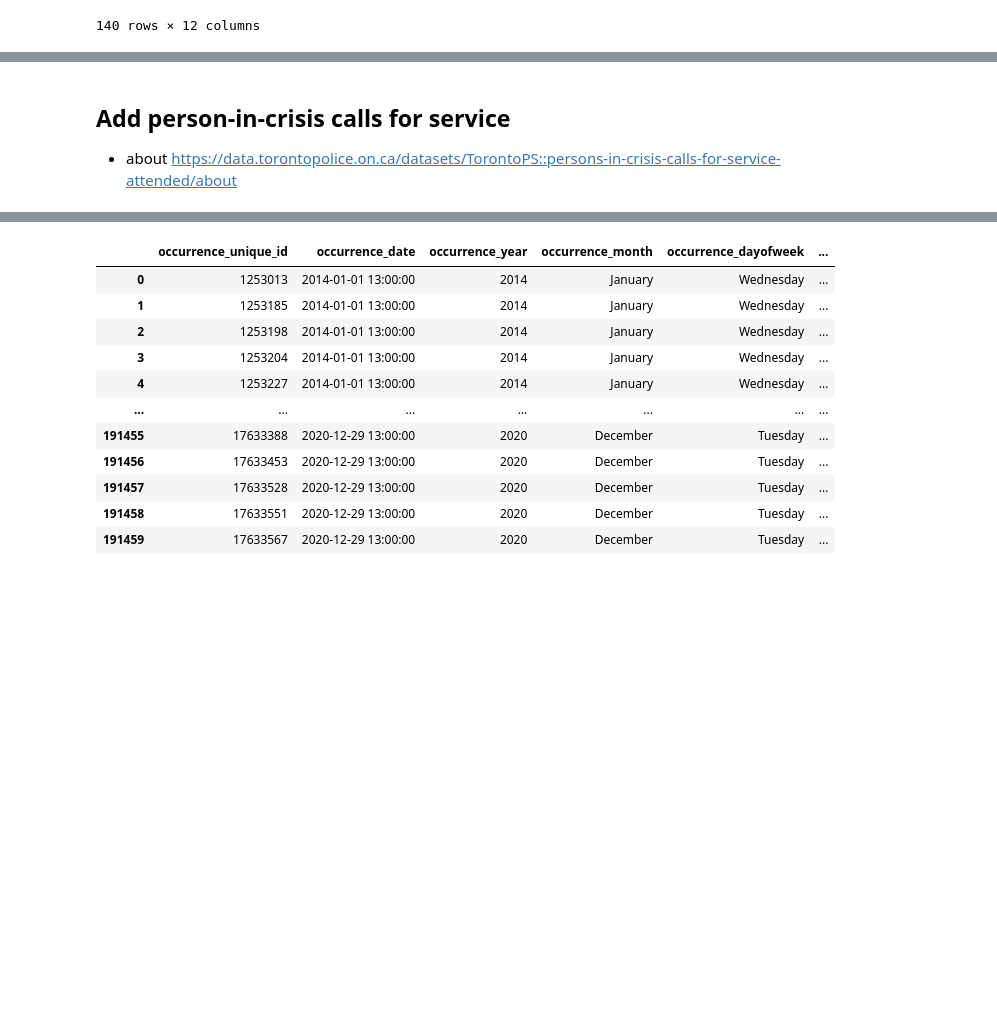
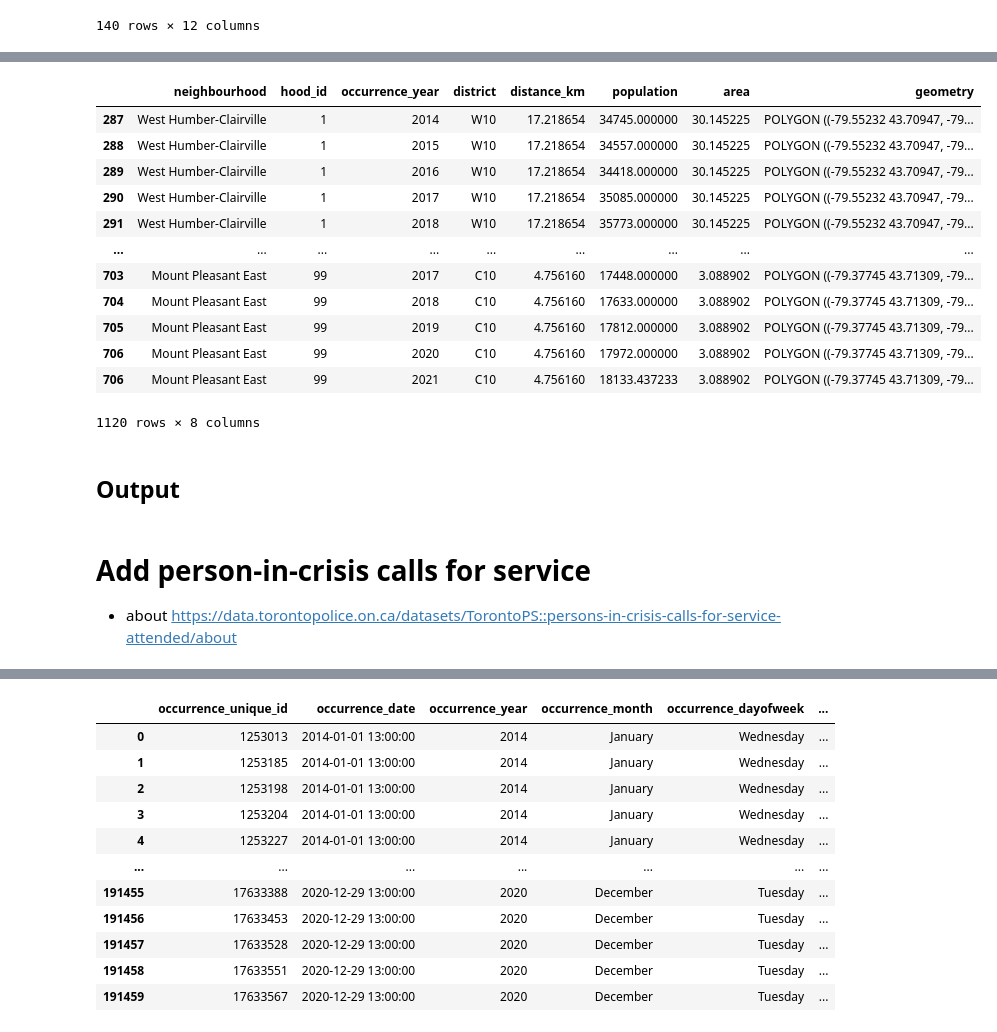
Before and after one commit to WillKWL/Project-TorontoApartment, a Jupyter notebook: source/1b- load neighbourhood boundaries.ipynb, the cells around one changed output, grey strips where cells are left out. Cells and saved outputs as stored; diff of their text form; code cells hidden in the pictures; blank space fills up the shorter version.

```diff
--- a/source/1b- load neighbourhood boundaries.ipynb
+++ b/source/1b- load neighbourhood boundaries.ipynb
@@ -514,0 +558,19 @@ neighbourhoods_output
+# %%
+neighbourhoods_final = pd.concat([neighbourhoods_output, neighbourhood_2021], axis = 0).sort_values(by = ['hood_id', 'occurrence_year'])
+neighbourhoods_final
+# %% [output]
+|  | neighbourhood | hood_id | occurrence_year | district | distance_km | population | area | geometry |
+| 287 | West Humber-Clairville | 1 | 2014 | W10 | 17.218654 | 34745.000000 | 30.145225 | POLYGON ((-79.55232 43.70947, -79... |
+| 288 | West Humber-Clairville | 1 | 2015 | W10 | 17.218654 | 34557.000000 | 30.145225 | POLYGON ((-79.55232 43.70947, -79... |
+| 289 | West Humber-Clairville | 1 | 2016 | W10 | 17.218654 | 34418.000000 | 30.145225 | POLYGON ((-79.55232 43.70947, -79... |
+| 290 | West Humber-Clairville | 1 | 2017 | W10 | 17.218654 | 35085.000000 | 30.145225 | POLYGON ((-79.55232 43.70947, -79... |
+| 291 | West Humber-Clairville | 1 | 2018 | W10 | 17.218654 | 35773.000000 | 30.145225 | POLYGON ((-79.55232 43.70947, -79... |
+| ... | ... | ... | ... | ... | ... | ... | ... | ... |
+| 703 | Mount Pleasant East | 99 | 2017 | C10 | 4.756160 | 17448.000000 | 3.088902 | POLYGON ((-79.37745 43.71309, -79... |
+| 704 | Mount Pleasant East | 99 | 2018 | C10 | 4.756160 | 17633.000000 | 3.088902 | POLYGON ((-79.37745 43.71309, -79... |
+| 705 | Mount Pleasant East | 99 | 2019 | C10 | 4.756160 | 17812.000000 | 3.088902 | POLYGON ((-79.37745 43.71309, -79... |
+| 706 | Mount Pleasant East | 99 | 2020 | C10 | 4.756160 | 17972.000000 | 3.088902 | POLYGON ((-79.37745 43.71309, -79... |
+| 706 | Mount Pleasant East | 99 | 2021 | C10 | 4.756160 | 18133.437233 | 3.088902 | POLYGON ((-79.37745 43.71309, -79... |
+1120 rows × 8 columns
+# %% [markdown]
+## Output
@@ -515,3 +579,3 @@ neighbourhoods_output
 # %% [markdown]
-## Add person-in-crisis calls for service
+# Add person-in-crisis calls for service
 - about https://data.torontopolice.on.ca/datasets/TorontoPS::persons-in-crisis-calls-for-service-attended/about
```
Also changed, not shown: parts of 18 cells of this notebook, 19 other files.
